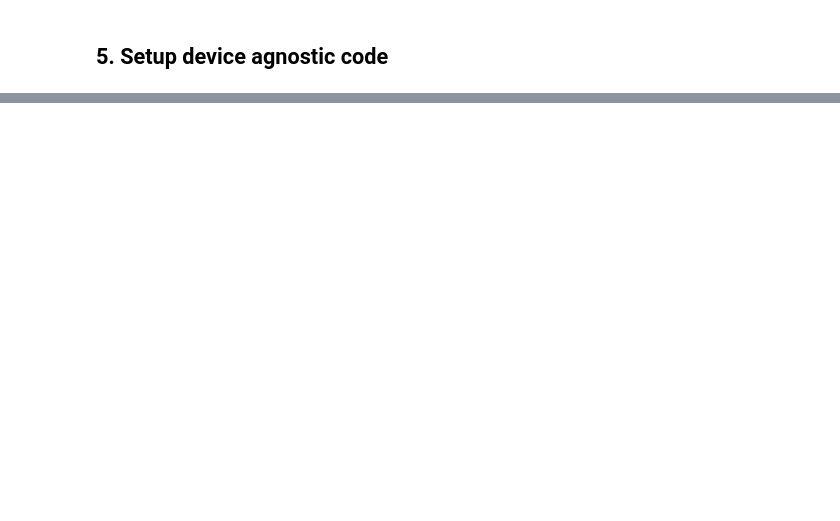
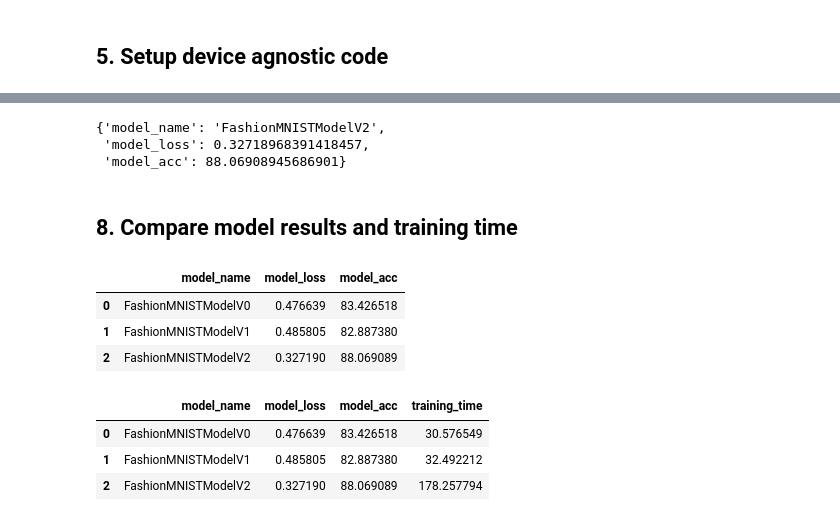
Before and after one commit to ujjawalsingh10/Pytorch-Deep-Learning, a Jupyter notebook: 03_Pytorch_Computer_Vision.ipynb, the cells around one changed output, grey strips where cells are left out. Drawn from its saved outputs; the diff is of its cells as text; code cells hidden in the pictures; blank space fills up the shorter version.

```diff
--- a/03_Pytorch_Computer_Vision.ipynb
+++ b/03_Pytorch_Computer_Vision.ipynb
@@ -454,0 +761,28 @@ model_0_results
+# %%
+from tqdm.auto import tqdm
+from timeit import default_timer as timer
+
+torch.manual_seed(42)
+
+train_time_start_on_gpu = timer()
+
+epochs = 3
+
+for epoch in tqdm(range(epochs)):
+  print(f"Epoch: {epoch}\n -------")
+  train_step(model_2,
+             train_dataloader,
+             loss_fn,
+             optimizer,
+             accuracy_fn,
+             device)
+  test_step(model_2,
+            test_dataloader,
+            loss_fn,
+            accuracy_fn,
+            device)
+
+train_time_end_on_gpu = timer()
+total_train_time_model_2 = print_train_time(start = train_time_start_on_gpu,
+                                        end = train_time_end_on_gpu,
+                                        device = str(next(model_2.parameters()).device))
@@ -454,0 +806,32 @@ model_0_results
+# %%
+## getting model_2 results
+model_2_results = eval_model(model_2, test_dataloader, loss_fn, accuracy_fn, device = device)
+model_2_results
+# %% [output]
+{'model_name': 'FashionMNISTModelV2',
+ 'model_loss': 0.32718968391418457,
+ 'model_acc': 88.06908945686901}
+# %% [markdown]
+## 8. Compare model results and training time
+# %%
+import pandas as pd
+compare_results = pd.DataFrame(data = [model_0_results,
+                                       model_1_results,
+                                       model_2_results])
+compare_results
+# %% [output]
+|  | model_name | model_loss | model_acc |
+| 0 | FashionMNISTModelV0 | 0.476639 | 83.426518 |
+| 1 | FashionMNISTModelV1 | 0.485805 | 82.887380 |
+| 2 | FashionMNISTModelV2 | 0.327190 | 88.069089 |
+# %%
+# Add training time to results comparison
+compare_results['training_time'] = [total_train_time_model_0,
+                                    total_train_time_model_1,
+                                    total_train_time_model_2]
+compare_results
+# %% [output]
+|  | model_name | model_loss | model_acc | training_time |
+| 0 | FashionMNISTModelV0 | 0.476639 | 83.426518 | 30.576549 |
+| 1 | FashionMNISTModelV1 | 0.485805 | 82.887380 | 32.492212 |
+| 2 | FashionMNISTModelV2 | 0.327190 | 88.069089 | 178.257794 |
```
Also changed, not shown: parts of 55 cells of this notebook.
